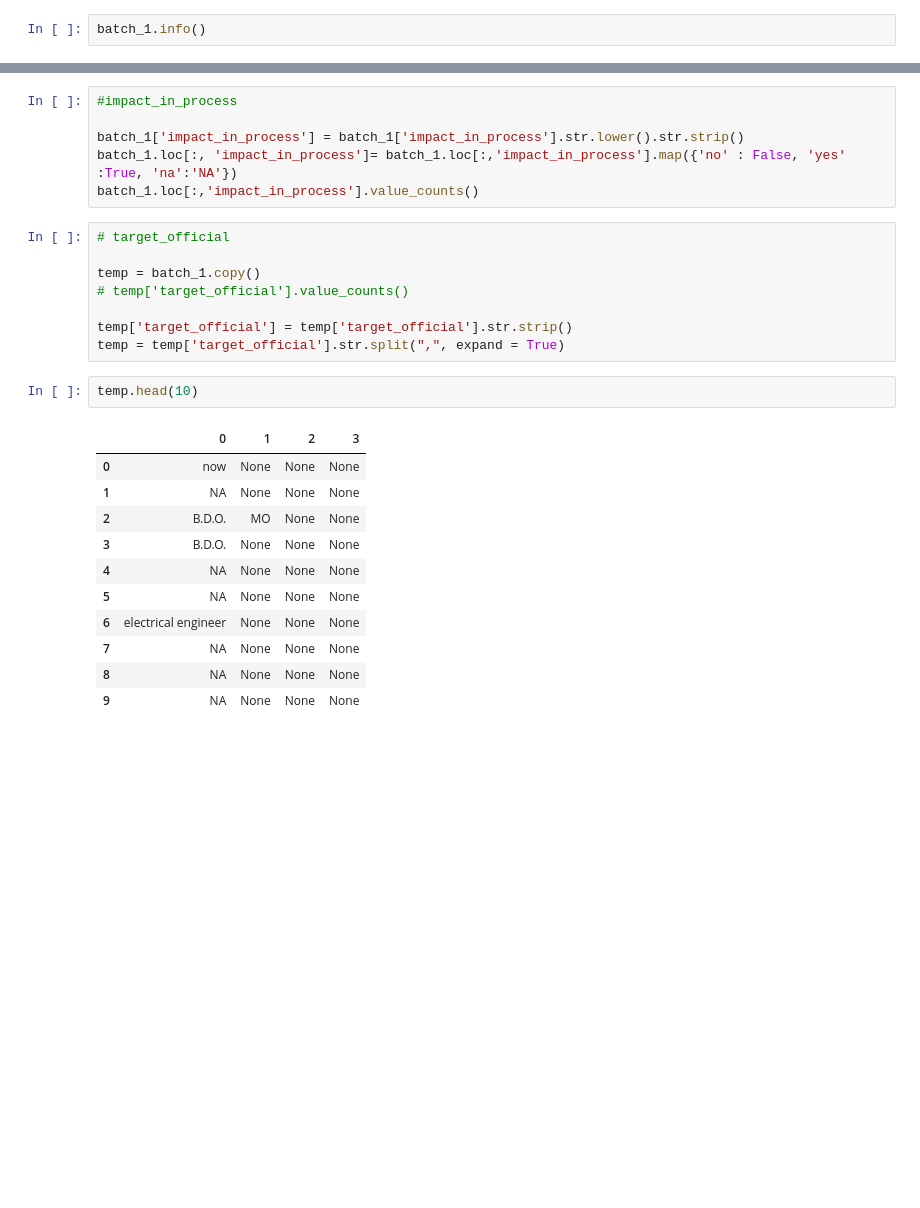
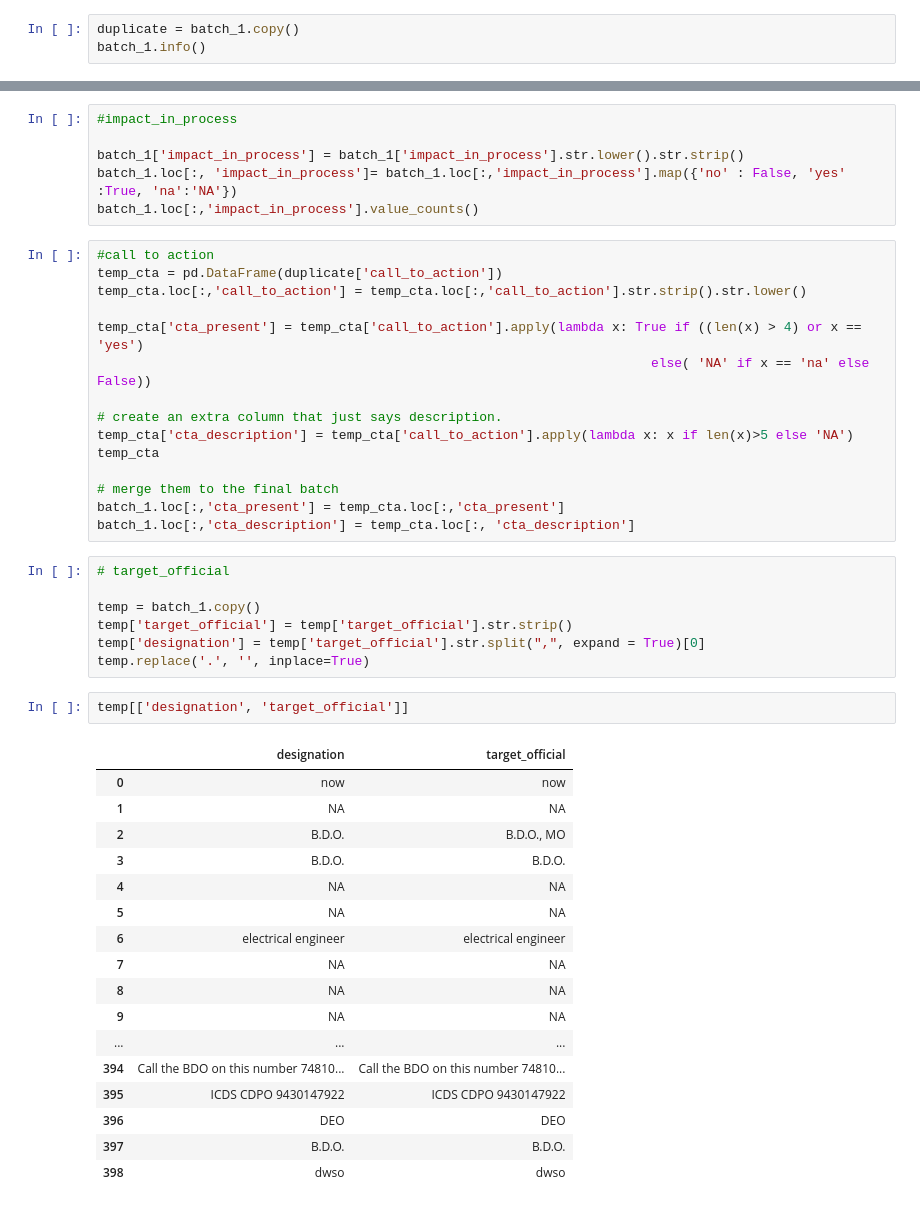
Before and after one commit to mistryishan25/VIZ4SG-Video_Volunteers, a Jupyter notebook: Data_Cleaning.ipynb, the cells around one changed output, grey strips where cells are left out. Cells and saved outputs as stored; diff of their text form; blank space fills up the shorter version.

```diff
--- a/Data_Cleaning.ipynb
+++ b/Data_Cleaning.ipynb
@@ -88,4 +85,5 @@ Index(['cc_name', 'mentor', 'description', 'issues', 'youtube_publish_date',
 # %%
+duplicate = batch_1.copy()
 batch_1.info()
 # %% [markdown]
 ### Batch-1
@@ -137,26 +135,46 @@ batch_1.loc[:,'impact_possible'].value_counts(dropna=False)
 batch_1['impact_in_process'] = batch_1['impact_in_process'].str.lower().str.strip()
 batch_1.loc[:, 'impact_in_process']= batch_1.loc[:,'impact_in_process'].map({'no' : False, 'yes' :True, 'na':'NA'})
 batch_1.loc[:,'impact_in_process'].value_counts()
+# %%
+#call to action
+temp_cta = pd.DataFrame(duplicate['call_to_action'])
+temp_cta.loc[:,'call_to_action'] = temp_cta.loc[:,'call_to_action'].str.strip().str.lower()
+
+temp_cta['cta_present'] = temp_cta['call_to_action'].apply(lambda x: True if ((len(x) > 4) or x == 'yes')
+                                                                       else( 'NA' if x == 'na' else False))
+
+# create an extra column that just says description.
+temp_cta['cta_description'] = temp_cta['call_to_action'].apply(lambda x: x if len(x)>5 else 'NA')
+temp_cta
+
+# merge them to the final batch
+batch_1.loc[:,'cta_present'] = temp_cta.loc[:,'cta_present']
+batch_1.loc[:,'cta_description'] = temp_cta.loc[:, 'cta_description']
 # %%
 # target_official
 
 temp = batch_1.copy()
-# temp['target_official'].value_counts()
-
 temp['target_official'] = temp['target_official'].str.strip()
-temp = temp['target_official'].str.split(",", expand = True)
+temp['designation'] = temp['target_official'].str.split(",", expand = True)[0]
+temp.replace('.', '', inplace=True)
-# %%
-temp.head(10)
-# %% [output]
-|  | 0 | 1 | 2 | 3 |
-| 0 | now | None | None | None |
-| 1 | NA | None | None | None |
-| 2 | B.D.O. | MO | None | None |
-| 3 | B.D.O. | None | None | None |
-| 4 | NA | None | None | None |
-| 5 | NA | None | None | None |
-| 6 | electrical engineer | None | None | None |
-| 7 | NA | None | None | None |
-| 8 | NA | None | None | None |
-| 9 | NA | None | None | None |
+# %%
+temp[['designation', 'target_official']]
+# %% [output]
+|  | designation | target_official |
+| 0 | now | now |
+| 1 | NA | NA |
+| 2 | B.D.O. | B.D.O., MO |
+| 3 | B.D.O. | B.D.O. |
+| 4 | NA | NA |
+| 5 | NA | NA |
+| 6 | electrical engineer | electrical engineer |
+| 7 | NA | NA |
+| 8 | NA | NA |
+| 9 | NA | NA |
+| ... | ... | ... |
+| 394 | Call the BDO on this number 74810... | Call the BDO on this number 74810... |
+| 395 | ICDS CDPO 9430147922 | ICDS CDPO 9430147922 |
+| 396 | DEO | DEO |
+| 397 | B.D.O. | B.D.O. |
+| 398 | dwso | dwso |
 # %%
```
Also changed, not shown: parts of 10 cells of this notebook.
